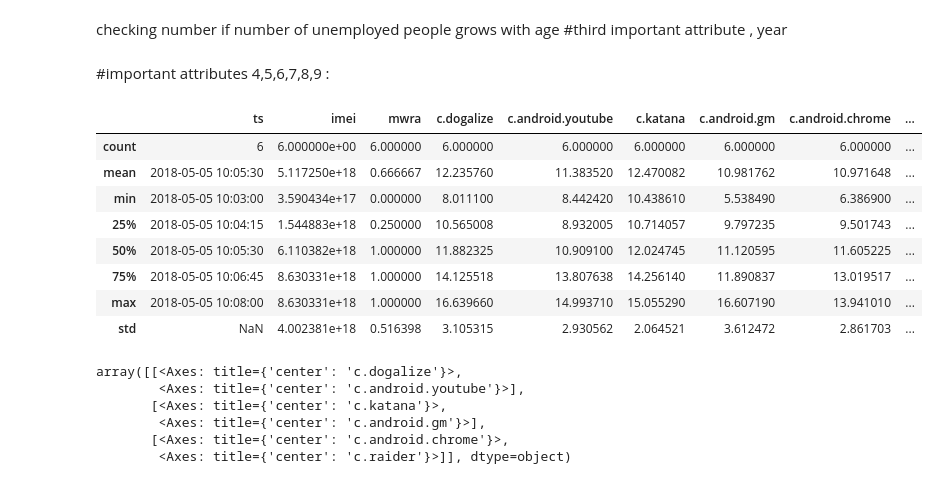
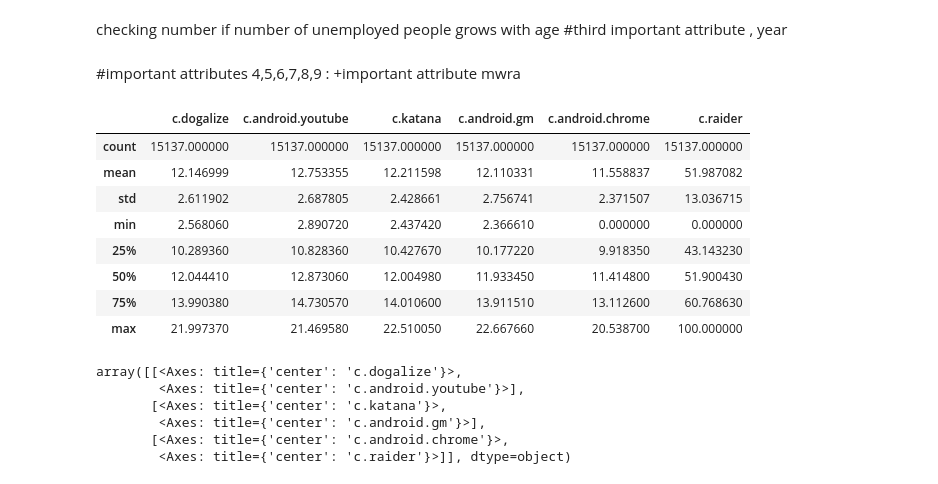
Before and after one commit to tomasswaier/IAU_project, a Jupyter notebook: 1partialcompletion.ipynb, the cells around one changed output. Drawn from its saved outputs; the diff is of its cells as text; code cells hidden in the pictures.

```diff
--- a/1partialcompletion.ipynb
+++ b/1partialcompletion.ipynb
@@ -217,19 +200,19 @@ checking number if number of unemployed people grows with age
 #res = linregress(df_profiles_sorted.groupby(by=['birthdate'])['birthdate'].count().index, df_profiles_sorted.groupby('birthdate')['birthdate'].count())
 #plt.plot(df_profiles_sorted['birthdate'], res.intercept + res.slope * df_profiles_sorted['birthdate'])
 # %% [markdown]
-#important attributes 4,5,6,7,8,9 :
+#important attributes 4,5,6,7,8,9 : +important attribute mwra
 # %%
-df_connections[3:9].describe()
+df_connections[df_connections.columns[3:9]].describe()
 # %% [output]
-|  | ts | imei | mwra | c.dogalize | c.android.youtube | c.katana | c.android.gm | c.android.chrome | ... |
-| count | 6 | 6.000000e+00 | 6.000000 | 6.000000 | 6.000000 | 6.000000 | 6.000000 | 6.000000 | ... |
-| mean | 2018-05-05 10:05:30 | 5.117250e+18 | 0.666667 | 12.235760 | 11.383520 | 12.470082 | 10.981762 | 10.971648 | ... |
-| min | 2018-05-05 10:03:00 | 3.590434e+17 | 0.000000 | 8.011100 | 8.442420 | 10.438610 | 5.538490 | 6.386900 | ... |
-| 25% | 2018-05-05 10:04:15 | 1.544883e+18 | 0.250000 | 10.565008 | 8.932005 | 10.714057 | 9.797235 | 9.501743 | ... |
-| 50% | 2018-05-05 10:05:30 | 6.110382e+18 | 1.000000 | 11.882325 | 10.909100 | 12.024745 | 11.120595 | 11.605225 | ... |
-| 75% | 2018-05-05 10:06:45 | 8.630331e+18 | 1.000000 | 14.125518 | 13.807638 | 14.256140 | 11.890837 | 13.019517 | ... |
-| max | 2018-05-05 10:08:00 | 8.630331e+18 | 1.000000 | 16.639660 | 14.993710 | 15.055290 | 16.607190 | 13.941010 | ... |
-| std | NaN | 4.002381e+18 | 0.516398 | 3.105315 | 2.930562 | 2.064521 | 3.612472 | 2.861703 | ... |
+|  | c.dogalize | c.android.youtube | c.katana | c.android.gm | c.android.chrome | c.raider |
+| count | 15137.000000 | 15137.000000 | 15137.000000 | 15137.000000 | 15137.000000 | 15137.000000 |
+| mean | 12.146999 | 12.753355 | 12.211598 | 12.110331 | 11.558837 | 51.987082 |
+| std | 2.611902 | 2.687805 | 2.428661 | 2.756741 | 2.371507 | 13.036715 |
+| min | 2.568060 | 2.890720 | 2.437420 | 2.366610 | 0.000000 | 0.000000 |
+| 25% | 10.289360 | 10.828360 | 10.427670 | 10.177220 | 9.918350 | 43.143230 |
+| 50% | 12.044410 | 12.873060 | 12.004980 | 11.933450 | 11.414800 | 51.900430 |
+| 75% | 13.990380 | 14.730570 | 14.010600 | 13.911510 | 13.112600 | 60.768630 |
+| max | 21.997370 | 21.469580 | 22.510050 | 22.667660 | 20.538700 | 100.000000 |
 # %%
 df_connections.hist(column=df_connections.columns[3:9],figsize=(12,8))
 # %% [output]
```
Also changed, not shown: parts of 20 cells of this notebook.
